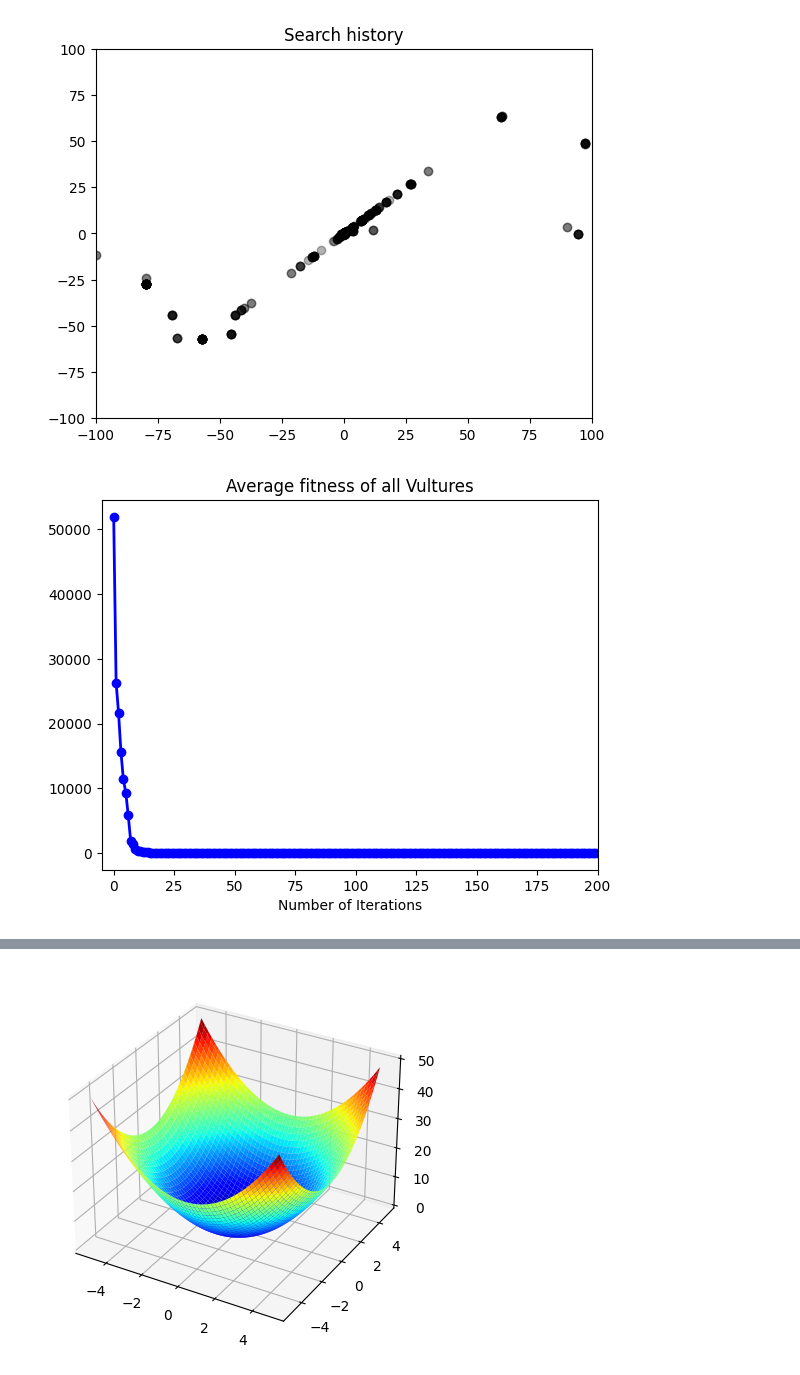
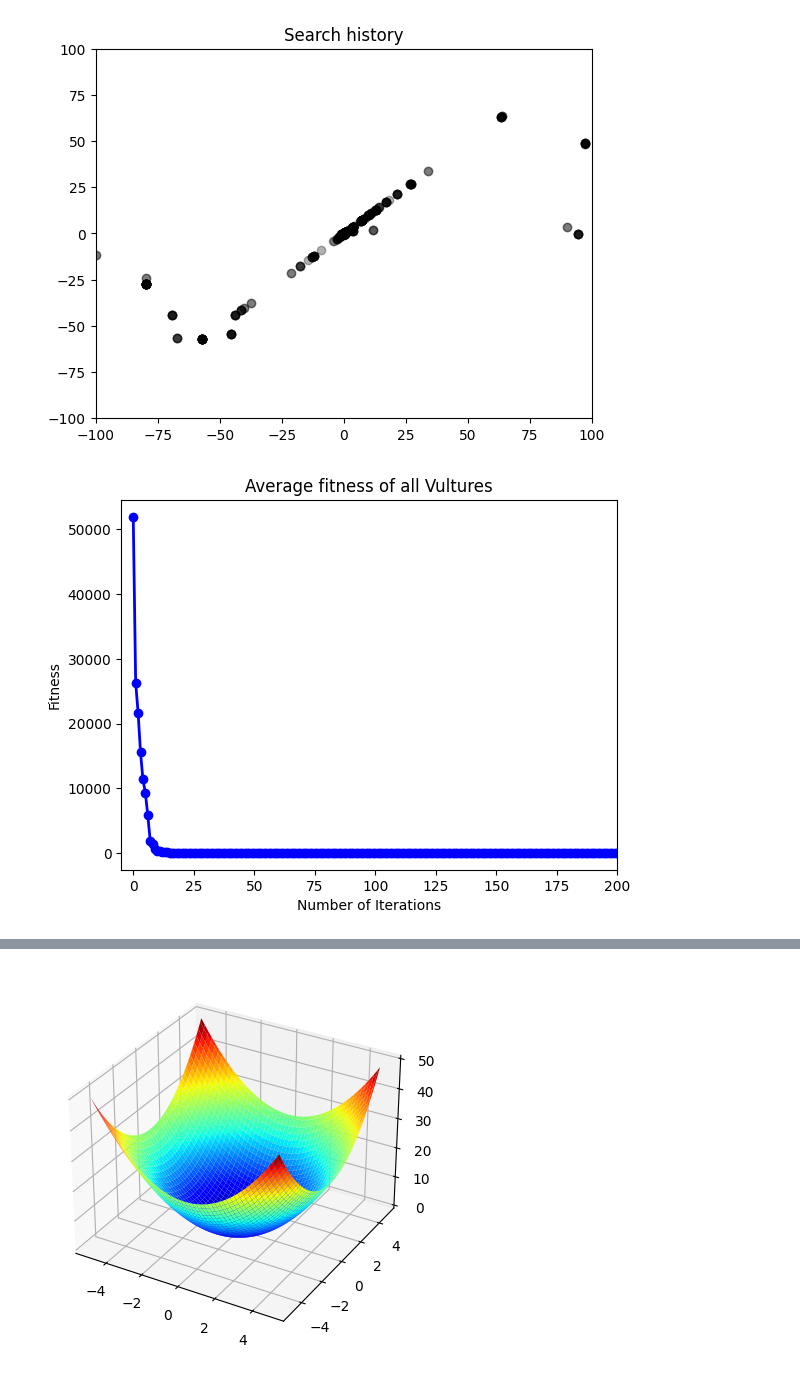
Before and after one commit to wynnstan42/AVOAWorkspace, a Jupyter notebook: AVOA_github.ipynb, the cells around one changed output, grey strips where cells are left out. Drawn from its saved outputs; the diff is of its cells as text; code cells hidden in the pictures.

Commit message:
# update three plots again

```diff
--- a/AVOA_github.ipynb
+++ b/AVOA_github.ipynb
@@ -299,11 +299,12 @@ plt.show()
 # %%
 plt.plot(fit_history,color='b', marker='o', linewidth=2, markersize=6)
 plt.title('Average fitness of all Vultures')
 plt.xlabel('Number of Iterations',fontsize=10)
+plt.ylabel('Fitness',fontsize=10)
 plt.xlim(-5,200)
 plt.show()
 # %% [output]
-[figure, old version]
+[figure, new version]
 # %%
 ig, ax = plt.subplots()
 ax.plot(Curve,color='dodgerblue', marker='o', markeredgecolor='dodgerblue', markerfacecolor='dodgerblue')
```
Also changed, not shown: parts of 1 cell of this notebook.
